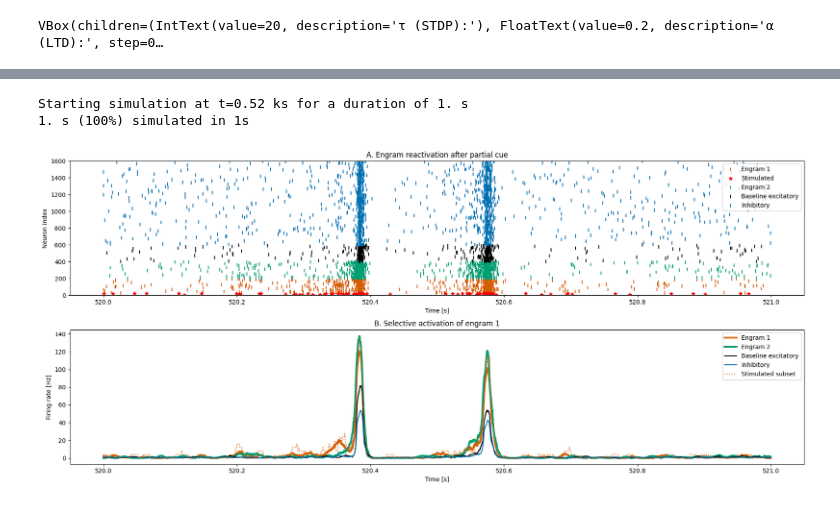
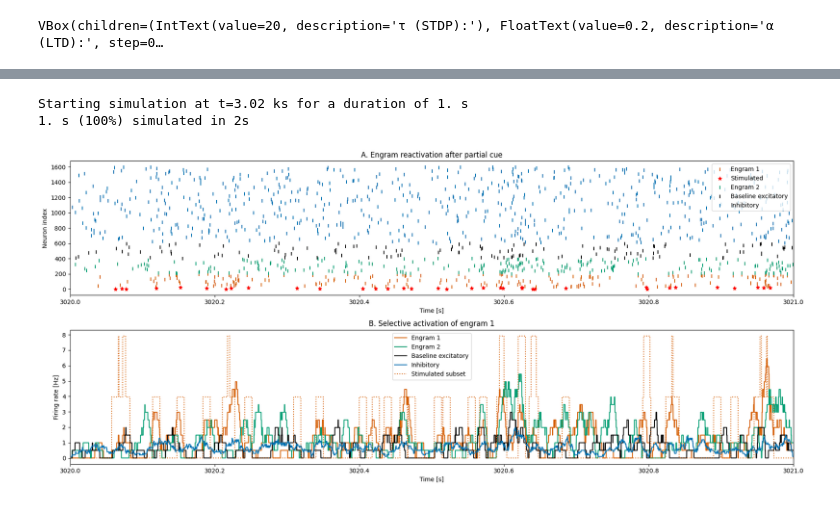
Before and after one commit to prubisch/GRS_2025_spiking_EI_workshop, a Jupyter notebook: Spiking EI Networks - GRS Tutorial.ipynb, the cells around one changed output, grey strips where cells are left out. Saved outputs shown, nothing was run; the diff lists cells and outputs as text; code cells hidden in the pictures.

```diff
--- a/Spiking EI Networks - GRS Tutorial.ipynb
+++ b/Spiking EI Networks - GRS Tutorial.ipynb
@@ -764,41 +788,11 @@ However, increasing excitatory weights disrupts the EI balance and can lead to p
 
 ![title](insert_engram_network.png)
 # %%
-# Define neurons to include in the engrams
-engram_1 = np.arange(1800, 2000)
-engram_2 = np.arange(1975, 2175)
-
-# Save weight matrix before engram insertion
-W_before = np.full((N_E + N_I, N_E + N_I), np.nan)
-W_before[EE.i[:], EE.j[:]] = EE.w[:]
-W_before[II.i[:] + N_E, II.j[:] + N_E] = II.w[:] * -1
-W_before[IE.i[:] + N_E, IE.j[:]] = IE.w[:] * -1
-
 # Strengthen connections within engrams
 factor = 5
 EE.w[engram_1, engram_1] = factor
 EE.w[engram_2, engram_2] = factor
 
-# Save weight matrix after engram insertion
-W_after = np.full((N_E + N_I, N_E + N_I), np.nan)
-W_after[EE.i[:], EE.j[:]] = EE.w[:]
-W_after[II.i[:] + N_E, II.j[:] + N_E] = II.w[:] * -1
-W_after[IE.i[:] + N_E, IE.j[:]] = IE.w[:] * -1
-
-store(filename='stored_networks/inserted_engrams_EI_network')
-
-# Setup monitors
-s_E1 = SpikeMonitor(N_Pop[engram_1])
-s_E2 = SpikeMonitor(N_Pop[engram_2])
-s_Ec = SpikeMonitor(N_Pop[np.arange(engram_1.shape[0], dtype=int)])
-s_I = SpikeMonitor(N_Pop[N_E:])
-
-r_E1 = PopulationRateMonitor(N_Pop[engram_1])
-r_E2 = PopulationRateMonitor(N_Pop[engram_2])
-r_Ec = PopulationRateMonitor(N_Pop[np.arange(engram_1.shape[0], dtype=int)])
-r_I = PopulationRateMonitor(N_Pop[N_E:])
-
-ws = StateMonitor(IE, ['w'], record=np.arange(10), dt=1 * ms)
 
 # Phase 1: Run network with engram but without plasticity
 eta = 0
@@ -927,7 +897,7 @@ r_I = PopulationRateMonitor(N_Pop[N_E:])
 # Subset of engram_1 to stimulate
 size_stim = 25
 stim_targets = engram_1[:size_stim]
-N_Pop.I_e[stim_targets] = 30 * pA
+N_Pop.I_e[stim_targets] = 22 * pA
 
 # Additional monitors for stimulated subset
 eta = 0  # plasticity remains off
@@ -937,36 +907,37 @@ s_stimmed = SpikeMonitor(N_Pop[stim_targets])
 # Run reactivation test
 run(1 * second, report='text')
 # %% [output]
-Starting simulation at t=0.52 ks for a duration of 1. s
-1. s (100%) simulated in 1s
+Starting simulation at t=3.02 ks for a duration of 1. s
+1. s (100%) simulated in 2s
 # %%
 # Plot reactivation
 fig, ax = plt.subplots(2, 1, figsize=(18, 8))
 
 # Raster plot with highlighted stimulated neurons
 ax[0].scatter(s_E1.t, s_E1.i, color=palette[2], marker='|', label='Engram 1')
 ax[0].scatter(s_stimmed.t, s_stimmed.i, color='red', marker='*', label='Stimulated')
 ax[0].scatter(s_E2.t, s_E2.i + len(engram_1), color=palette[1], marker='|', label='Engram 2')
 ax[0].scatter(s_Ec.t, s_Ec.i + len(engram_1) + len(engram_2), color='k', marker='|', label='Baseline excitatory')
 ax[0].scatter(s_I.t, s_I.i + len(engram_1)*2 + len(engram_2), color=palette[0], marker='|', label='Inhibitory')
+ax[0].set_xlim(3020, 3021)
 ax[0].set_xlabel('Time [s]')
 ax[0].set_ylabel('Neuron index')
-ax[0].set_ylim(0, 1600)
 ax[0].set_title('A. Engram reactivation after partial cue')
 ax[0].legend(loc='upper right')
 
 # Population rates showing selective activation
-ax[1].plot(r_E1.t / second, r_E1.smooth_rate(window='flat', width=0.01 * second) / Hz, color=palette[2], label='Engram 1', linewidth=3)
-ax[1].plot(r_E2.t / second, r_E2.smooth_rate(window='flat', width=0.01 * second) / Hz, color=palette[1], label='Engram 2', linewidth=3)
-ax[1].plot(r_Ec.t / second, r_Ec.smooth_rate(window='flat', width=0.01 * second) / Hz, color='k', label='Baseline excitatory')
-ax[1].plot(r_I.t / second, r_I.smooth_rate(window='flat', width=0.01 * second) / Hz, color=palette[0], label='Inhibitory')
-ax[1].plot(r_stimmed.t / second, r_stimmed.smooth_rate(window='flat', width=0.01 * second) / Hz, color=palette[2], linestyle=':', label='Stimulated subset')
+ax[1].plot(r_E1.t / second, smooth(r_E1, 0.01), color=palette[2], label='Engram 1')
+ax[1].plot(r_E2.t / second, smooth(r_E2,0.01), color=palette[1], label='Engram 2')
+ax[1].plot(r_Ec.t / second, smooth(r_Ec,0.01), color='k', label='Baseline excitatory')
+ax[1].plot(r_I.t / second, smooth(r_I,0.01), color=palette[0], label='Inhibitory')
+ax[1].plot(r_stimmed.t / second, smooth(r_stimmed,0.01), color=palette[2], linestyle=':', label='Stimulated subset')
+ax[1].set_xlim(3020, 3021)
 ax[1].set_xlabel('Time [s]')
 ax[1].set_ylabel('Firing rate [Hz]')
 ax[1].set_title('B. Selective activation of engram 1')
 ax[1].legend()
 
 fig.tight_layout()
 plt.show()
 # %% [output]
-[figure, old version]
+[figure, new version]
```
Also changed, not shown: parts of 18 cells of this notebook, 1 other file.
